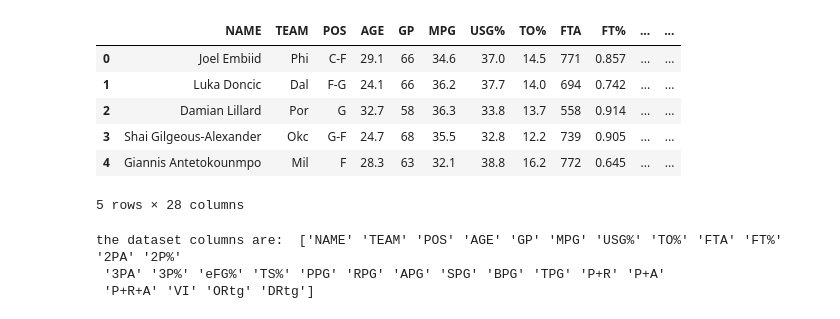
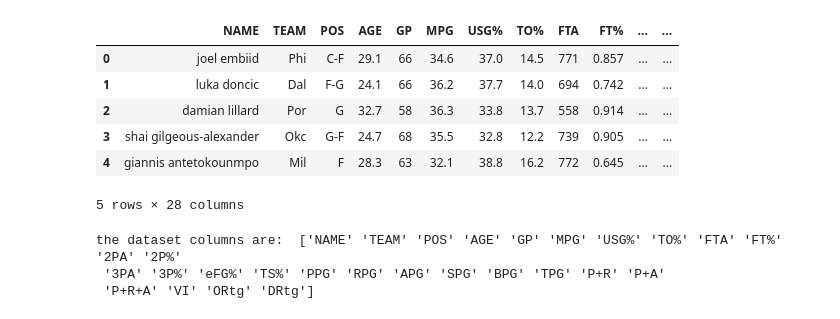
Before and after one commit to CacioCavalloIsNotReal/FAIKR_project_NBA, a Jupyter notebook: project.ipynb, the cells around one changed output. Saved outputs shown, nothing was run; the diff lists cells and outputs as text; code cells hidden in the pictures.

```diff
--- a/project.ipynb
+++ b/project.ipynb
@@ -12,16 +20,24 @@ import networkx as nx
 import numpy as np
 from pgmpy.models import BayesianNetwork
 # %%
-df1 = pd.read_csv('NBA_Stats_202223_All_Stats_NBA_Player_Props_Tool.csv')
+df1 = pd.read_csv('datasets/train/NBA_Stats_202223_All_Stats_NBA_Player_Props_Tool.csv')
+df1['NAME'] = df1['NAME']\
+    .replace('\'', '')\
+    .replace('-', '')\
+    .replace('_', '')\
+    .replace('.', '')\
+    .replace(' ', '')\
+    .replace('"','', regex=True)\
+    .str.lower()
 df1 = df1.drop('RANK', axis=1)
 df1.head()
 # %% [output]
 |  | NAME | TEAM | POS | AGE | GP | MPG | USG% | TO% | FTA | FT% | ... | ... |
-| 0 | Joel Embiid | Phi | C-F | 29.1 | 66 | 34.6 | 37.0 | 14.5 | 771 | 0.857 | ... | ... |
-| 1 | Luka Doncic | Dal | F-G | 24.1 | 66 | 36.2 | 37.7 | 14.0 | 694 | 0.742 | ... | ... |
-| 2 | Damian Lillard | Por | G | 32.7 | 58 | 36.3 | 33.8 | 13.7 | 558 | 0.914 | ... | ... |
-| 3 | Shai Gilgeous-Alexander | Okc | G-F | 24.7 | 68 | 35.5 | 32.8 | 12.2 | 739 | 0.905 | ... | ... |
-| 4 | Giannis Antetokounmpo | Mil | F | 28.3 | 63 | 32.1 | 38.8 | 16.2 | 772 | 0.645 | ... | ... |
+| 0 | joel embiid | Phi | C-F | 29.1 | 66 | 34.6 | 37.0 | 14.5 | 771 | 0.857 | ... | ... |
+| 1 | luka doncic | Dal | F-G | 24.1 | 66 | 36.2 | 37.7 | 14.0 | 694 | 0.742 | ... | ... |
+| 2 | damian lillard | Por | G | 32.7 | 58 | 36.3 | 33.8 | 13.7 | 558 | 0.914 | ... | ... |
+| 3 | shai gilgeous-alexander | Okc | G-F | 24.7 | 68 | 35.5 | 32.8 | 12.2 | 739 | 0.905 | ... | ... |
+| 4 | giannis antetokounmpo | Mil | F | 28.3 | 63 | 32.1 | 38.8 | 16.2 | 772 | 0.645 | ... | ... |
 5 rows × 28 columns
 # %%
 print('the dataset columns are: ',df1.columns.values)
```
Also changed, not shown: parts of 32 cells of this notebook, 2 other files.
